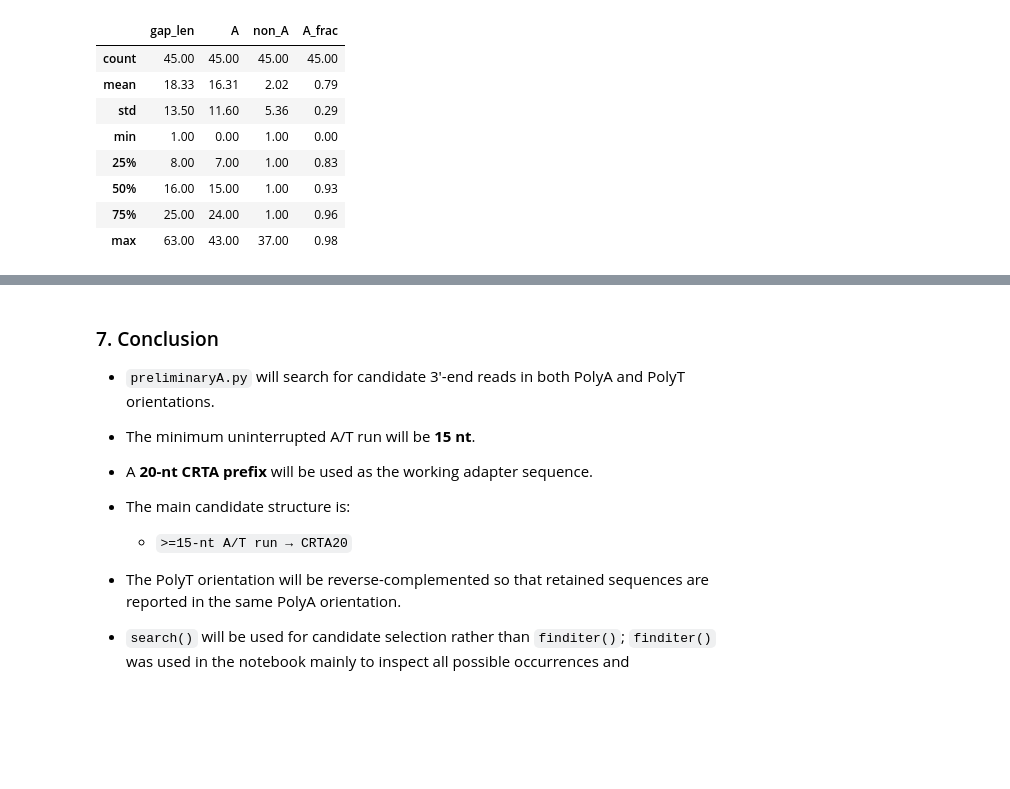
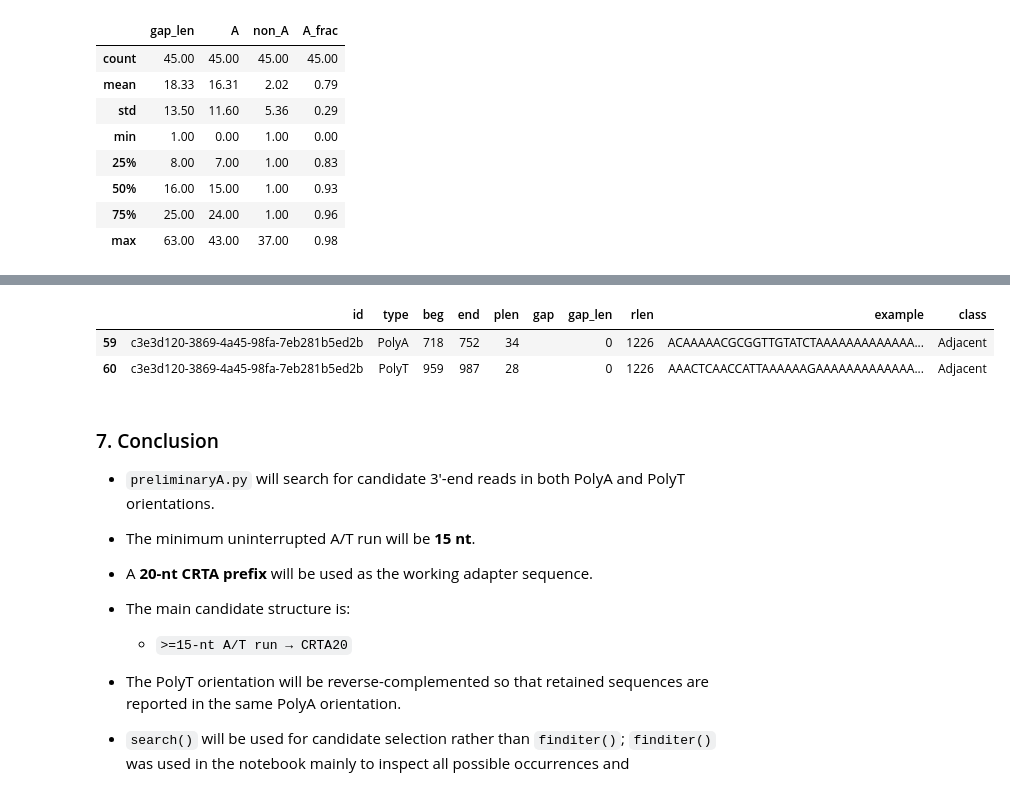
Before and after one commit to ih-11/hmm-3end, a Jupyter notebook: notebooks/qcfastq.ipynb, the cells around one changed output, grey strips where cells are left out. Saved outputs shown, nothing was run; the diff lists cells and outputs as text; code cells hidden in the pictures; blank space fills up the shorter version.

```diff
--- a/notebooks/qcfastq.ipynb
+++ b/notebooks/qcfastq.ipynb
@@ -1042,3 +1058,20 @@ Candidate reads: 463
+# %%
+both = (
+	junc_df.groupby("id")["type"]
+	.nunique()
+	.reset_index(name="types")
+)
+
+both_id = both.loc[both["types"] > 1, "id"]
+
+display(
+	junc_df.loc[junc_df["id"].isin(both_id)]
+	.sort_values(["id", "type"])
+)
+# %% [output]
+|  | id | type | beg | end | plen | gap | gap_len | rlen | example | class |
+| 59 | c3e3d120-3869-4a45-98fa-7eb281b5ed2b | PolyA | 718 | 752 | 34 |  | 0 | 1226 | ACAAAAACGCGGTTGTATCTAAAAAAAAAAAAA... | Adjacent |
+| 60 | c3e3d120-3869-4a45-98fa-7eb281b5ed2b | PolyT | 959 | 987 | 28 |  | 0 | 1226 | AAACTCAACCATTAAAAAAGAAAAAAAAAAAAA... | Adjacent |
 # %% [markdown]
 ### 7. Conclusion
 
```
Also changed, not shown: parts of 1 cell of this notebook.
